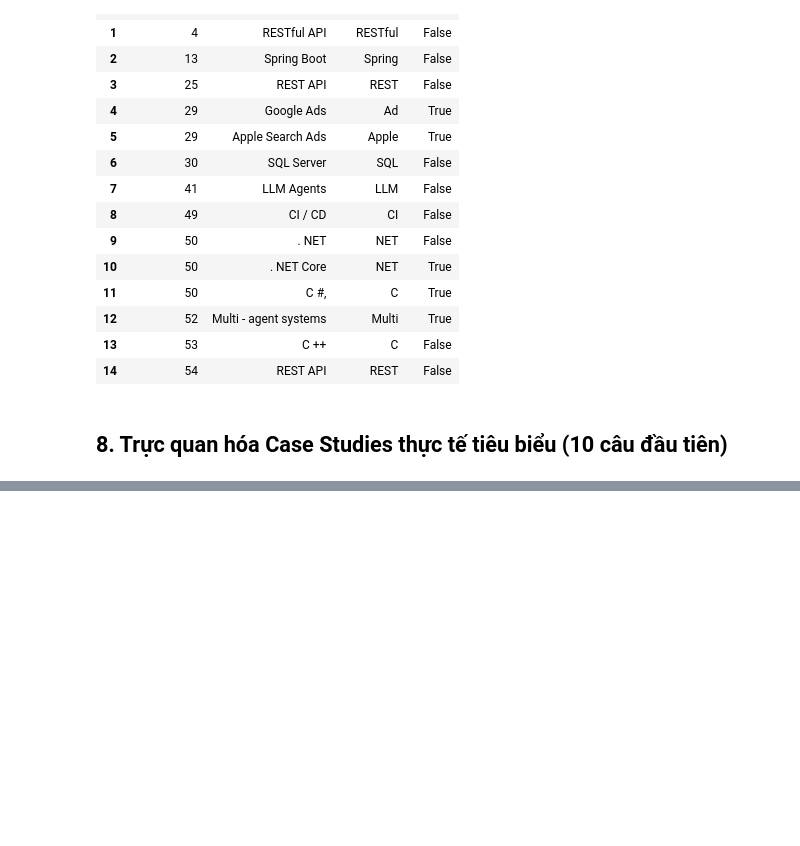
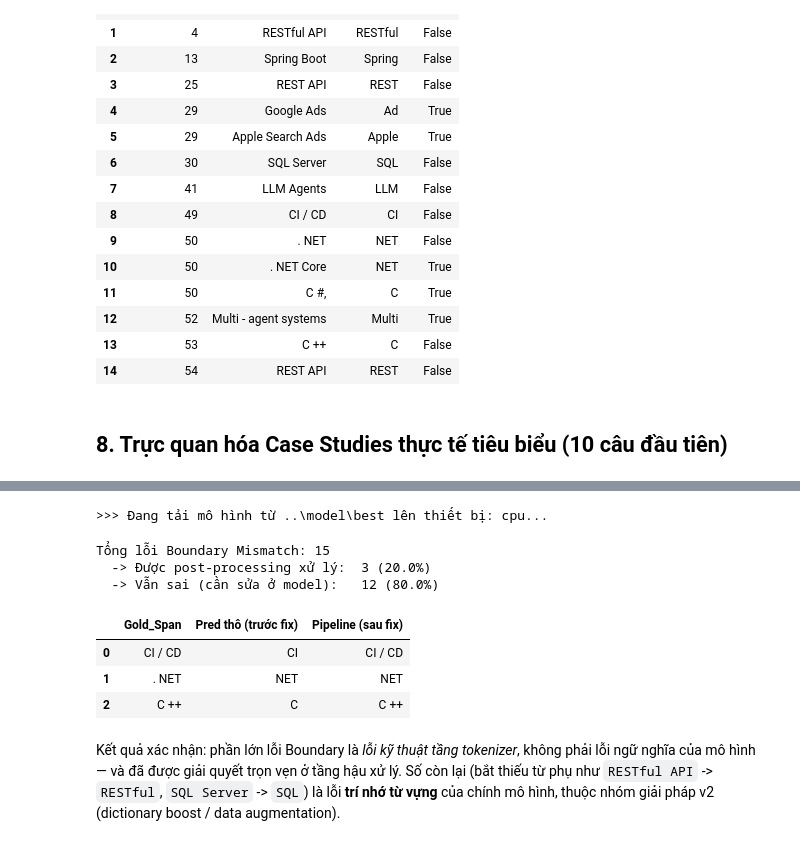
Before and after one commit to phamthaic4/vietnamese-job-skill-ner, a Jupyter notebook: notebooks/02_error_analysis.ipynb, the cells around one changed output, grey strips where cells are left out. Cells and saved outputs as stored; diff of their text form; code cells hidden in the pictures; blank space fills up the shorter version.

```diff
--- a/notebooks/02_error_analysis.ipynb
+++ b/notebooks/02_error_analysis.ipynb
@@ -437,0 +448,42 @@ Tổng số câu có lỗi trong Test set: 14 câu
+# %%
+# --- Post-processing (predict.py) giải quyết được bao nhiêu lỗi Boundary? ---
+import sys, re
+sys.path.insert(0, str(ROOT))
+from src.predict import SkillExtractor
+
+extractor = SkillExtractor(model_dir=str(MODEL_DIR))
+
+def norm(s: str) -> str:
+    return re.sub(r"\s+", "", s.lower()).strip(".,;:!?()")
+
+fixed_cases = []
+still_broken = []
+
+for rec in boundary_records:
+    sid = rec["Sentence_ID"]
+    sentence = " ".join(test_data[sid - 1]["tokens"])
+    pipeline_preds = list(dict.fromkeys(extractor.extract_skills(sentence)))
+    gold_norm = norm(rec["Gold_Span"])
+    hit = next((p for p in pipeline_preds if norm(p) == gold_norm), None)
+    if hit is not None:
+        fixed_cases.append((rec["Gold_Span"], rec["Pred_Span"], hit))
+    else:
+        still_broken.append((rec["Gold_Span"], rec["Pred_Span"], pipeline_preds))
+
+print(f"Tổng lỗi Boundary Mismatch: {len(boundary_records)}")
+print(f"  -> Được post-processing xử lý:  {len(fixed_cases)} ({len(fixed_cases)/len(boundary_records):.1%})")
+print(f"  -> Vẫn sai (cần sửa ở model):   {len(still_broken)} ({len(still_broken)/len(boundary_records):.1%})")
+
+df_fixed = pd.DataFrame(fixed_cases, columns=["Gold_Span", "Pred thô (trước fix)", "Pipeline (sau fix)"])
+df_fixed
+# %% [output]
+>>> Đang tải mô hình từ ..\model\best lên thiết bị: cpu...
+Tổng lỗi Boundary Mismatch: 15
+  -> Được post-processing xử lý:  3 (20.0%)
+  -> Vẫn sai (cần sửa ở model):   12 (80.0%)
+|  | Gold_Span | Pred thô (trước fix) | Pipeline (sau fix) |
+| 0 | CI / CD | CI | CI / CD |
+| 1 | . NET | NET | NET |
+| 2 | C ++ | C | C ++ |
+# %% [markdown]
+Kết quả xác nhận: phần lớn lỗi Boundary là *lỗi kỹ thuật tầng tokenizer*, không phải lỗi ngữ nghĩa của mô hình — và đã được giải quyết trọn vẹn ở tầng hậu xử lý. Số còn lại (bắt thiếu từ phụ như `RESTful API` -> `RESTful`, `SQL Server` -> `SQL`) là lỗi **trí nhớ từ vựng** của chính mô hình, thuộc nhóm giải pháp v2 (dictionary boost / data augmentation).
```
Also changed, not shown: parts of 2 cells of this notebook, 7 other files.
